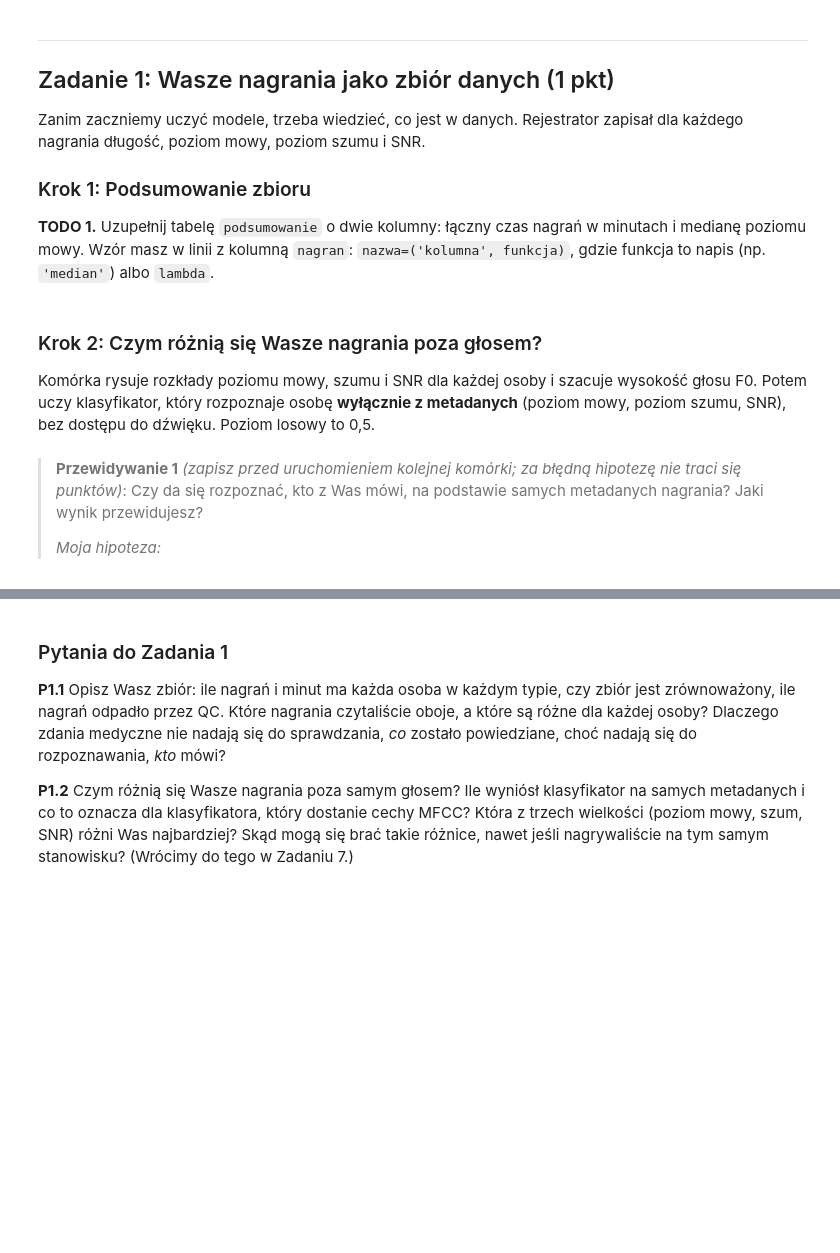
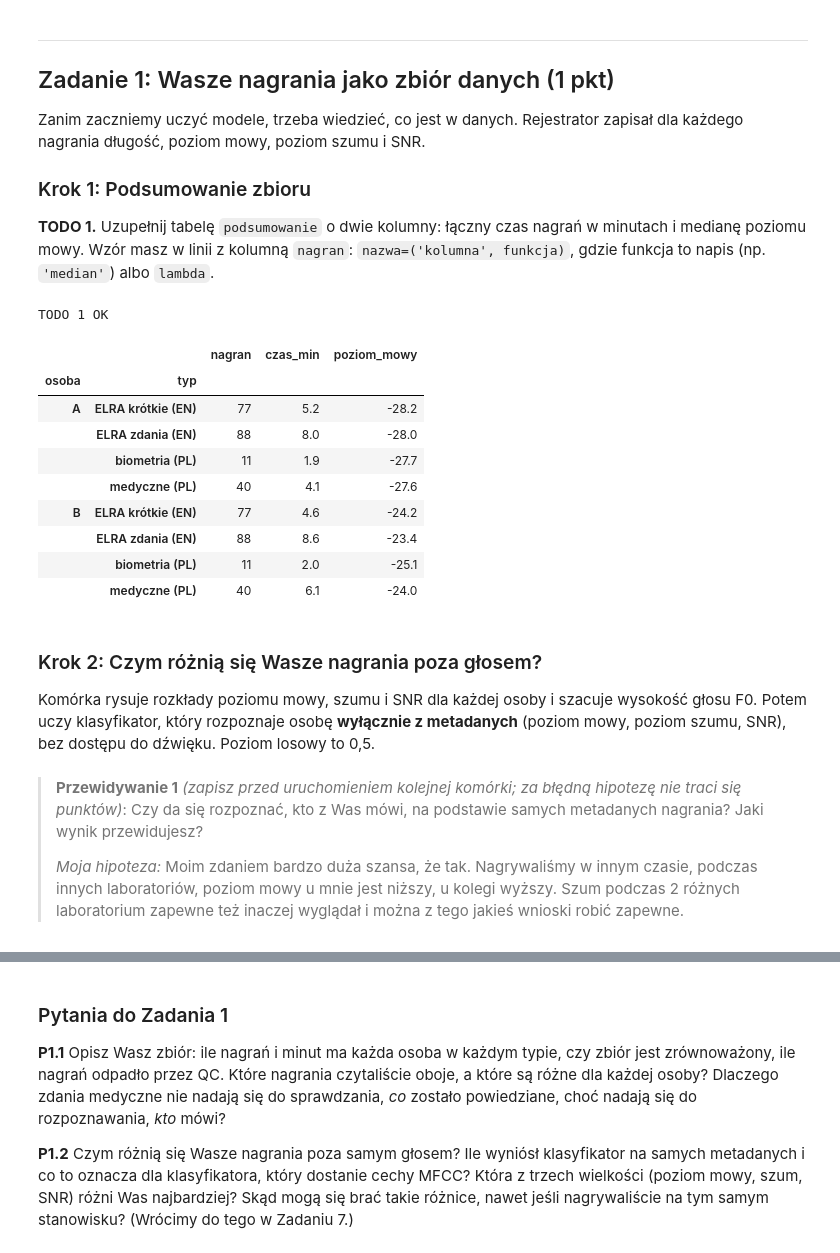
Before and after one commit to igorjoz/multimodal-ai, a Jupyter notebook: text-and-voice-processing/lab3/LAB3_parametryzacja_ML_student.ipynb, the cells around one changed output, grey strips where cells are left out. Cells and saved outputs as stored; diff of their text form; code cells hidden in the pictures; blank space fills up the shorter version.

```diff
--- a/text-and-voice-processing/lab3/LAB3_parametryzacja_ML_student.ipynb
+++ b/text-and-voice-processing/lab3/LAB3_parametryzacja_ML_student.ipynb
@@ -228,7 +228,7 @@ Komórka zbiera wszystkie nagrania i metadane z rejestratora w jedną tabelę `r
 wczytuje sygnały do listy `signals` (w tej samej kolejności). Nagrania oznaczone przez rejestrator jako błędne
 pomijamy. Jeśli w folderze są nagrania innych osób, wpisz Wasze numery indeksów w `MOWCY`.
 # %%
-MOWCY = None          # np. ['213769', '148869']; None = dwie osoby z największą liczbą nagrań
+MOWCY = ['193257', '193740']          # np. ['213769', '148869']; None = dwie osoby z największą liczbą nagrań
 
 pliki = sorted(p for p in NAGRANIA.rglob('*.wav') if '_odrzucone' not in p.parts and re.fullmatch(r'\d+_\d+_\d\d', p.stem))
 assert pliki, f"Brak nagrań w {NAGRANIA.resolve()}: skopiuj tam folder nagrania albo połóż obok notatnika paczki <indeks>.zip."
@@ -269,16 +279,30 @@ linii z kolumną `nagran`: `nazwa=('kolumna', funkcja)`, gdzie funkcja to napis
 # %%
 podsumowanie = rec.groupby(['osoba', 'typ']).agg(
     nagran=('plik', 'size'),
     # ===== TODO 1 (2 linie): wpisz kod poniżej =====
     # czas_min: łączny czas nagrań w minutach (kolumna 'dlugosc_s'); poziom_mowy: mediana 'poziom_mowy_dbfs'
+    czas_min=('dlugosc_s', lambda x: x.sum() / 60),
+    poziom_mowy=('poziom_mowy_dbfs', 'median'),
 
     # ===== koniec TODO 1 =====
 )
 
 # test
 assert {'czas_min', 'poziom_mowy'} <= set(podsumowanie.columns), "dodaj kolumny czas_min i poziom_mowy"
 assert np.isclose(podsumowanie['czas_min'].sum(), rec['dlugosc_s'].sum() / 60), "czas_min: suma kolumny dlugosc_s w minutach"
 print("TODO 1 OK"); display(podsumowanie.round(1))
+# %% [output]
+TODO 1 OK
+|  |  | nagran | czas_min | poziom_mowy |
+| osoba | typ |  |  |  |
+| A | ELRA krótkie (EN) | 77 | 5.2 | -28.2 |
+|  | ELRA zdania (EN) | 88 | 8.0 | -28.0 |
+|  | biometria (PL) | 11 | 1.9 | -27.7 |
+|  | medyczne (PL) | 40 | 4.1 | -27.6 |
+| B | ELRA krótkie (EN) | 77 | 4.6 | -24.2 |
+|  | ELRA zdania (EN) | 88 | 8.6 | -23.4 |
+|  | biometria (PL) | 11 | 2.0 | -25.1 |
+|  | medyczne (PL) | 40 | 6.1 | -24.0 |
 # %% [markdown]
 ### Krok 2: Czym różnią się Wasze nagrania poza głosem?
 Komórka rysuje rozkłady poziomu mowy, szumu i SNR dla każdej osoby i szacuje wysokość głosu F0. Potem uczy
@@ -288,6 +312,7 @@ dźwięku. Poziom losowy to 0,5.
 > **Przewidywanie 1** *(zapisz przed uruchomieniem kolejnej komórki; za błędną hipotezę nie traci się punktów)*: Czy da się rozpoznać, kto z Was mówi, na podstawie samych metadanych nagrania? Jaki wynik przewidujesz?
 >
 > *Moja hipoteza:*
+Moim zdaniem bardzo duża szansa, że tak. Nagrywaliśmy w innym czasie, podczas innych laboratoriów, poziom mowy u mnie jest niższy, u kolegi wyższy. Szum podczas 2 różnych laboratorium zapewne też inaczej wyglądał i można z tego jakieś wnioski robić zapewne.
 # %%
 fig, ax = plt.subplots(1, 3, figsize=(13, 3.2))
 for a, c in zip(ax, ['poziom_mowy_dbfs', 'szum_dbfs', 'snr_db']):
```
Also changed, not shown: parts of 3 cells of this notebook.
